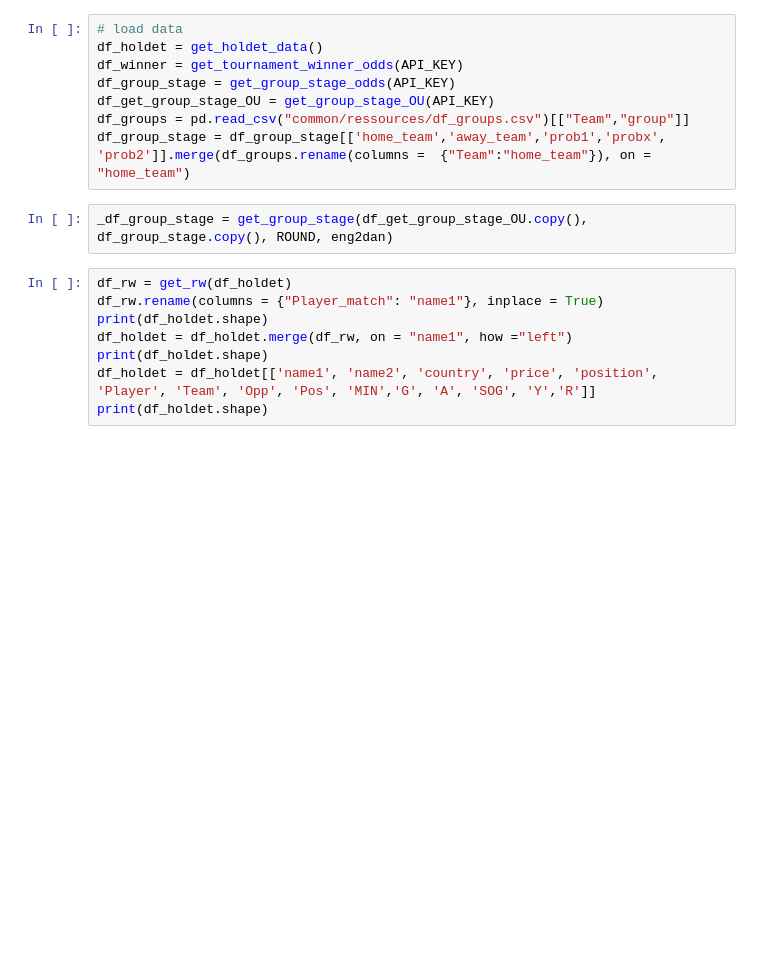
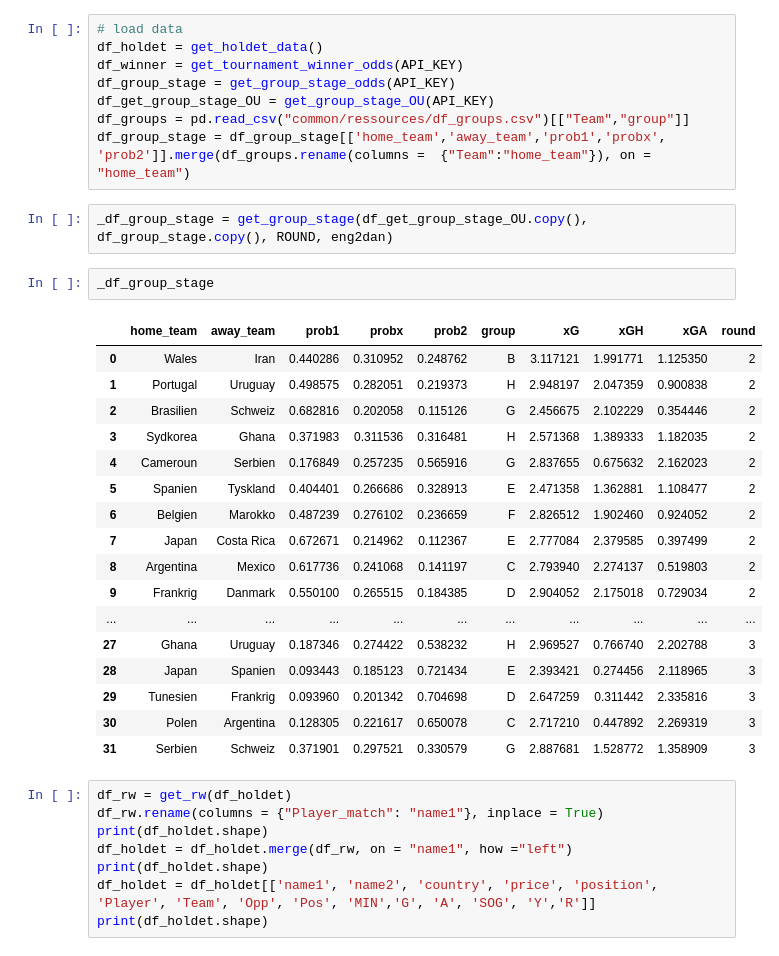
Before and after one commit to MathiasMSorensen/WC2022--Lineup-Optimizer, a Jupyter notebook: data_load.ipynb, the cells around one changed output. Drawn from its saved outputs; the diff is of its cells as text; blank space fills up the shorter version.

```diff
--- a/data_load.ipynb
+++ b/data_load.ipynb
@@ -31,6 +28,26 @@ df_groups = pd.read_csv("common/ressources/df_groups.csv")[["Team","group"]]
 df_group_stage = df_group_stage[['home_team','away_team','prob1','probx', 'prob2']].merge(df_groups.rename(columns =  {"Team":"home_team"}), on = "home_team")
 # %%
 _df_group_stage = get_group_stage(df_get_group_stage_OU.copy(), df_group_stage.copy(), ROUND, eng2dan)
+# %%
+_df_group_stage
+# %% [output]
+|  | home_team | away_team | prob1 | probx | prob2 | group | xG | xGH | xGA | round |
+| 0 | Wales | Iran | 0.440286 | 0.310952 | 0.248762 | B | 3.117121 | 1.991771 | 1.125350 | 2 |
+| 1 | Portugal | Uruguay | 0.498575 | 0.282051 | 0.219373 | H | 2.948197 | 2.047359 | 0.900838 | 2 |
+| 2 | Brasilien | Schweiz | 0.682816 | 0.202058 | 0.115126 | G | 2.456675 | 2.102229 | 0.354446 | 2 |
+| 3 | Sydkorea | Ghana | 0.371983 | 0.311536 | 0.316481 | H | 2.571368 | 1.389333 | 1.182035 | 2 |
+| 4 | Cameroun | Serbien | 0.176849 | 0.257235 | 0.565916 | G | 2.837655 | 0.675632 | 2.162023 | 2 |
+| 5 | Spanien | Tyskland | 0.404401 | 0.266686 | 0.328913 | E | 2.471358 | 1.362881 | 1.108477 | 2 |
+| 6 | Belgien | Marokko | 0.487239 | 0.276102 | 0.236659 | F | 2.826512 | 1.902460 | 0.924052 | 2 |
+| 7 | Japan | Costa Rica | 0.672671 | 0.214962 | 0.112367 | E | 2.777084 | 2.379585 | 0.397499 | 2 |
+| 8 | Argentina | Mexico | 0.617736 | 0.241068 | 0.141197 | C | 2.793940 | 2.274137 | 0.519803 | 2 |
+| 9 | Frankrig | Danmark | 0.550100 | 0.265515 | 0.184385 | D | 2.904052 | 2.175018 | 0.729034 | 2 |
+| ... | ... | ... | ... | ... | ... | ... | ... | ... | ... | ... |
+| 27 | Ghana | Uruguay | 0.187346 | 0.274422 | 0.538232 | H | 2.969527 | 0.766740 | 2.202788 | 3 |
+| 28 | Japan | Spanien | 0.093443 | 0.185123 | 0.721434 | E | 2.393421 | 0.274456 | 2.118965 | 3 |
+| 29 | Tunesien | Frankrig | 0.093960 | 0.201342 | 0.704698 | D | 2.647259 | 0.311442 | 2.335816 | 3 |
+| 30 | Polen | Argentina | 0.128305 | 0.221617 | 0.650078 | C | 2.717210 | 0.447892 | 2.269319 | 3 |
+| 31 | Serbien | Schweiz | 0.371901 | 0.297521 | 0.330579 | G | 2.887681 | 1.528772 | 1.358909 | 3 |
 # %%
 df_rw = get_rw(df_holdet)
 df_rw.rename(columns = {"Player_match": "name1"}, inplace = True)
```
Also changed, not shown: parts of 8 cells of this notebook, 2 other files.
